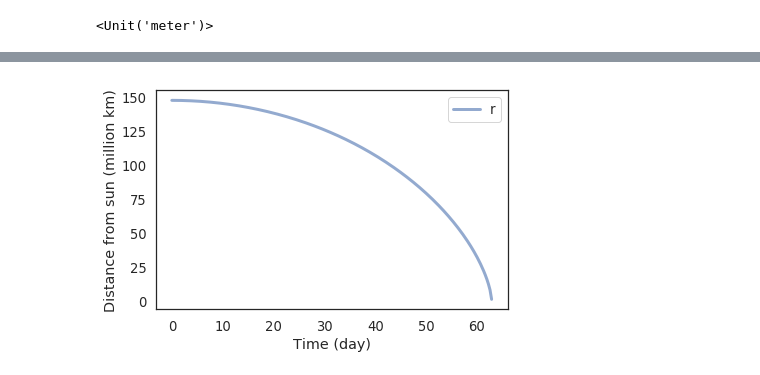
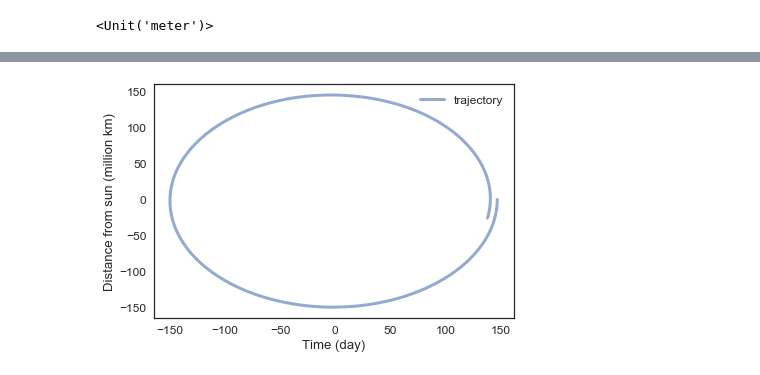
Before and after one commit to hardlyrichie/ModSimPy, a Jupyter notebook: code/orbit_homework.ipynb, the cells around one changed output, grey strips where cells are left out. Saved outputs shown, nothing was run; the diff lists cells and outputs as text; code cells hidden in the pictures.

```diff
--- a/code/orbit_homework.ipynb
+++ b/code/orbit_homework.ipynb
@@ -91,14 +105,15 @@ def slope_func(state, t, system):
 
     returns: derivatives of y and v
     """
-    y, v = state
+    x, y, vx, vy = state
     unpack(system)
 
-    force = universal_gravitation(state, system)
-    dydt = v
-    dvdt = -force / m2
+    force = -universal_gravitation(state, system)
 
-    return dydt, dvdt
+    dvxdt = force.x / m2
+    dvydt = force.y / m2
+
+    return vx, vy, dvxdt, dvydt
 # %%
 # Always test the slope function!
 
@@ -122,7 +137,7 @@ event_func(init, 0, system)
 # %%
 # Finally we can run the simulation
 
-results, details = run_ode_solver(system, slope_func, events=event_func)
+results, details = run_ode_solver(system, slope_func)
 details
 # %% [output]
 |  | values |
@@ -150,7 +174,7 @@ t_final.to(UNITS.day)
 # Before plotting, we run the simulation again with `t_eval`
 
 ts = linspace(t_0, t_final, 201)
-results, details = run_ode_solver(system, slope_func, events=event_func, t_eval=ts)
+results, details = run_ode_solver(system, slope_func, t_eval=ts)
 # %%
 # Scaling the time steps to days
 
@@ -158,4 +182,5 @@ results.index /= 60 * 60 * 24
 # %%
 # Scaling the distance to million km
 
-r = results.r / 1e9;
+x = results.x / 1e9;
+y = results.y / 1e9;
@@ -162,9 +195,9 @@ r = results.r / 1e9;
 # %%
 # And plotting
 
-plot(r, label='r')
+plot(x, y, label='trajectory')
 
 decorate(xlabel='Time (day)',
          ylabel='Distance from sun (million km)')
 # %% [output]
-[figure, old version]
+[figure, new version]
```
Also changed, not shown: parts of 15 cells of this notebook, 3 other files.
